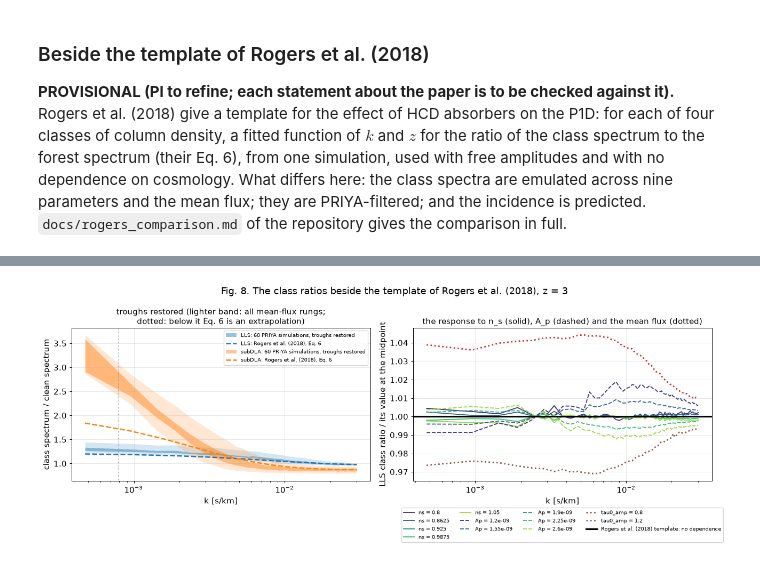
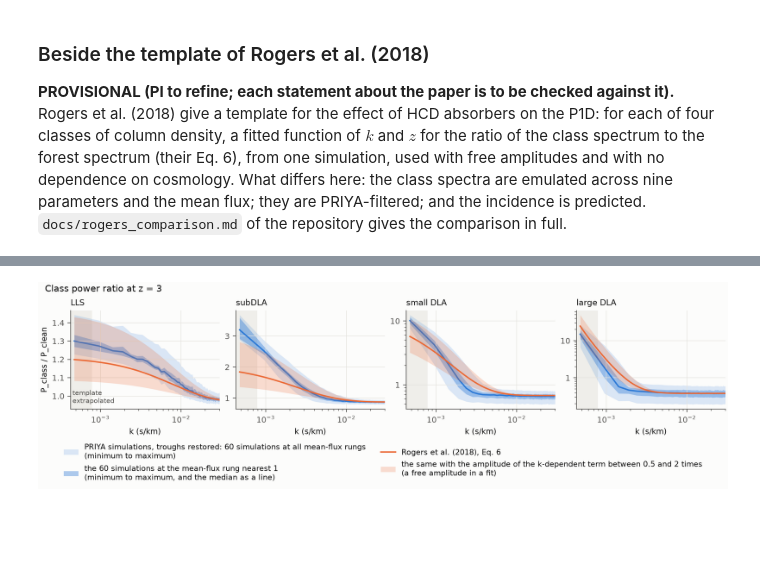
Before and after one commit to jibanCat/hcd_priya, a Jupyter notebook: notebooks/tutorial/hcd_priya_tutorial.ipynb, the cells around one changed output, grey strips where cells are left out. Drawn from its saved outputs; the diff is of its cells as text; code cells hidden in the pictures; blank space fills up the shorter version.

```diff
--- a/notebooks/tutorial/hcd_priya_tutorial.ipynb
+++ b/notebooks/tutorial/hcd_priya_tutorial.ipynb
@@ -777,86 +824,8 @@ simulation, used with free amplitudes and with no dependence on cosmology. What
 are emulated across nine parameters and the mean flux; they are PRIYA-filtered; and the incidence is predicted.
 `docs/rogers_comparison.md` of the repository gives the comparison in full.
 # %%
-# Fig. 8. Left: the PRIYA training simulations with the filtered troughs restored, against Eq. 6 of Rogers et al.
-# (2018), at z = 3 (the repository's comparison, redrawn for two classes). Right: the response of the emulator's
-# LLS class ratio to n_s, A_p and the mean flux, which the template does not have; and a ranking over all inputs.
-from hcd_analysis.hcd_template import class_ratio
-
-
-def read_table(path):
-    # a table with comment lines; the last comment line holds the column names
-    with open(path, encoding="utf-8") as handle:
-        names = [line for line in handle if line.startswith("#")][-1].lstrip("# ").strip().split(",")
-    values = np.loadtxt(path, delimiter=",", comments="#")
-    return {name: values[:, i] for i, name in enumerate(names)}
-
-
-sims = read_table(tutorial_file(DATA + "class_ratio_ranges_z3p0_lf60.csv"))
-k_sims = sims["k_s_per_km"]
-eq6 = class_ratio(k_sims, 3.0)  # by class: "LLS", "Sub-DLA", "Small-DLA", "Large-DLA"
-
-fig, axes = plt.subplots(1, 2, figsize=(15, 6.6))
-ax = axes[0]
-for stem, key in (("LLS", "LLS"), ("subDLA", "Sub-DLA")):
-    wide = (sims[f"R_{stem}_sims60_allrungs_min"], sims[f"R_{stem}_sims60_allrungs_max"])
-    narrow = (sims[f"R_{stem}_sims60_rung1_min"], sims[f"R_{stem}_sims60_rung1_max"])
-    ax.fill_between(k_sims, *wide, color=CLASS_COLOURS[stem], alpha=0.18, lw=0)
-    ax.fill_between(k_sims, *narrow, color=CLASS_COLOURS[stem], alpha=0.45, lw=0,
-                    label=f"{stem}: 60 PRIYA simulations, troughs restored")
-    ax.plot(k_sims, eq6[key], color=CLASS_COLOURS[stem], ls="--", lw=2, label=f"{stem}: Rogers et al. (2018), Eq. 6")
-    inside_wide = (eq6[key] >= wide[0]) & (eq6[key] <= wide[1])
-    inside_narrow = (eq6[key] >= narrow[0]) & (eq6[key] <= narrow[1])
-    print(f"{stem:7s} Eq. 6 lies inside the range of the 60 simulations on {int(inside_narrow.sum())} of {k_sims.size} modes "
-          f"at the mean-flux rung nearest 1, and on {int(inside_wide.sum())} at all mean-flux rungs")
-ax.axvline(2.0 * np.pi / 8000.0, color="grey", lw=0.8, ls=":")
-ax.set_xscale("log")
-ax.set_xlabel("k [s/km]")
-ax.set_ylabel("class spectrum / clean spectrum")
-ax.set_title("troughs restored (lighter band: all mean-flux rungs;\ndotted: below it Eq. 6 is an extrapolation)")
-ax.legend(fontsize=8)
-
-ax = axes[1]
-shown = pred.k < 0.03  # the box modes below 0.03 s/km at the midpoint
-ratio_mid = pred.P_class[1] / pred.P_class[0]
-
-
-def lls_ratio_relative(name, value):
-    # the LLS class ratio with one input changed, over its value at the midpoint, box mode by box mode (hub and
-    # omegamh2 move the wavenumber in s/km of a mode; the ratio is compared at the same mode)
-    params = dict(PARAMS, **({name: value} if name in PARAMS else {}))
-    other = emu.predict(params, z=3.0, tau0_amp=value if name == "tau0_amp" else 1.0, dtau0=0.0)
-    return (other.P_class[1] / other.P_class[0]) / ratio_mid
-
-
-INPUTS = list(zip(hp.PARAM_NAMES, hp.PARAM_LIMITS)) + [("tau0_amp", TAU0_AMP_RANGE)]
-largest = {}
-with warnings.catch_warnings(record=True) as caught:
-    warnings.simplefilter("always")
-    for name, (low, high) in INPUTS:
-        largest[name] = max(
-            float(np.max(np.abs(lls_ratio_relative(name, value)[shown] - 1.0))) for value in np.linspace(low, high, 5)
-        )
-    for name, style in (("ns", "-"), ("Ap", "--")):
-        low, high = hp.PARAM_LIMITS[hp.PARAM_NAMES.index(name)]
-        for value, shade in zip(np.linspace(low, high, 5), np.linspace(0.15, 0.85, 5)):
-            ax.semilogx(pred.k[shown], lls_ratio_relative(name, value)[shown], style, color=plt.cm.viridis(shade),
-                        label=f"{name} = {value:.4g}")
-    for value, colour in ((0.8, "tab:red"), (1.2, "tab:brown")):
-        ax.semilogx(pred.k[shown], lls_ratio_relative("tau0_amp", value)[shown], ":", lw=2.2, color=colour,
-                    label=f"tau0_amp = {value:g}")
-print("The largest change of the emulator's LLS class ratio below k = 0.03 s/km at z = 3 across the trained range of")
-print("each input (five values; the others at the midpoint, tau0_amp = 1), largest first:")
-for name in sorted(largest, key=lambda name: -largest[name]):
-    print(f"  {name:11s} {100 * largest[name]:5.2f} per cent")
-print("dtau0 is not varied: at one redshift it acts only through tau_eff, which tau0_amp already covers")
-if caught:
-    print(f"{len(caught)} of these predictions warned, the first: {str(caught[0].message)[:160]} ...")
-ax.axhline(1.0, color="black", lw=2.5, label="Rogers et al. (2018) template: no dependence")
-ax.set_xlabel("k [s/km]")
-ax.set_ylabel("LLS class ratio / its value at the midpoint")
-ax.set_title("the response to n_s (solid), A_p (dashed) and the mean flux (dotted)")
-ax.legend(fontsize=8, ncol=4, loc="upper center", bbox_to_anchor=(0.5, -0.16))
-fig.suptitle("Fig. 8. The class ratios beside the template of Rogers et al. (2018), z = 3")
-fig.tight_layout(rect=(0, 0.1, 1, 1))
-plt.show()
+# Fig. 8, left. The PRIYA training simulations with the filtered troughs restored, against Eq. 6 of Rogers et al.
+# (2018), at z = 3: drawn by the released script scripts/figures/fig_class_ratio_vs_rogers18.py, unchanged.
+show_script_output(run_released_script("scripts/figures/fig_class_ratio_vs_rogers18.py", ["--out", str(OUT / "class_ratio_vs_rogers18.png")]))
+display(Image(filename=str(OUT / "class_ratio_vs_rogers18.png"), width=900))
 # %% [output]
@@ -878 +833 @@ dtau0 is not varied: at one redshift it acts only through tau_eff, which tau0_am
-[figure, old version]
+[figure, new version]
```
Also changed, not shown: parts of 39 cells of this notebook, 6 other files.
